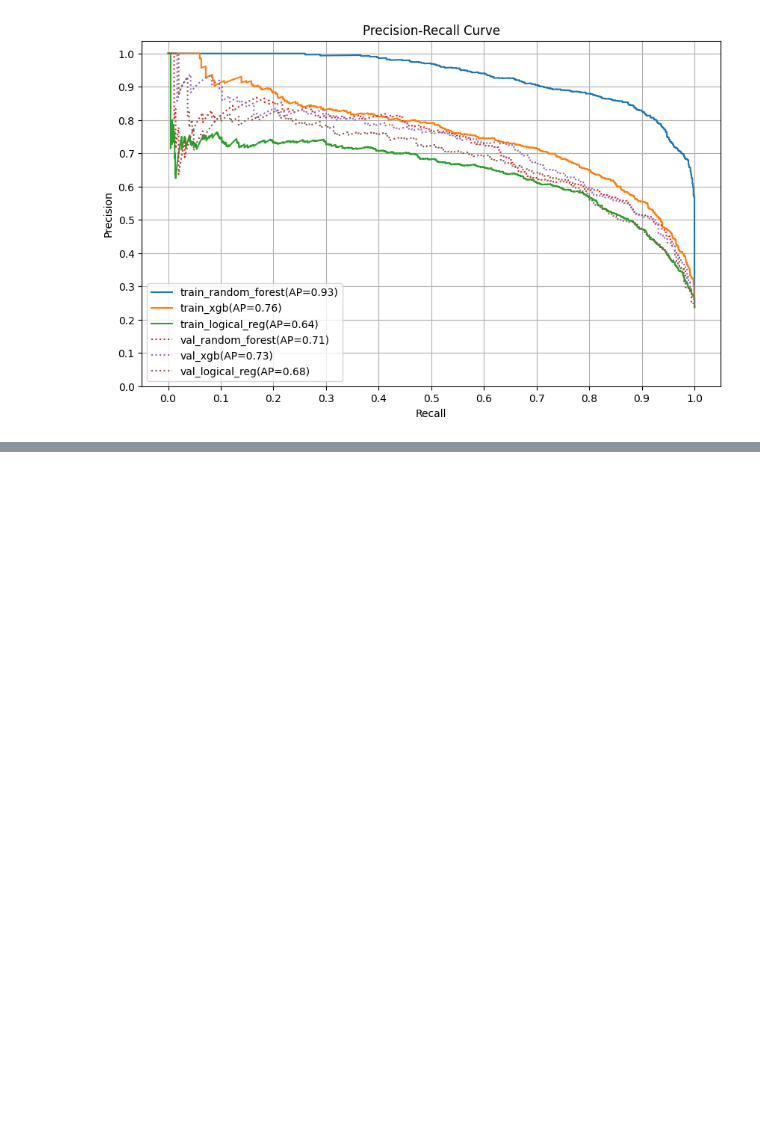
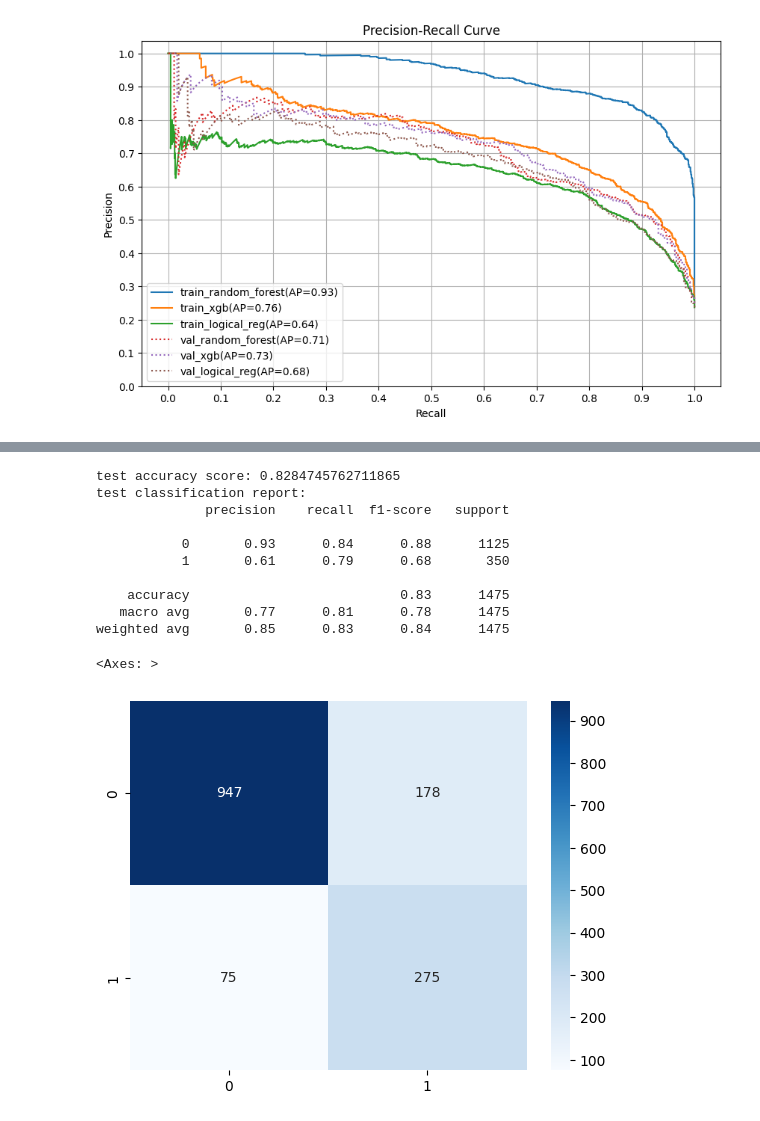
Before and after one commit to michael-0907/tibami, a Jupyter notebook: bank_after_discussion_0324_1.ipynb, the cells around one changed output, grey strips where cells are left out. Cells and saved outputs as stored; diff of their text form; code cells hidden in the pictures; blank space fills up the shorter version.

```diff
--- a/bank_after_discussion_0324_1.ipynb
+++ b/bank_after_discussion_0324_1.ipynb
@@ -312,3 +314,11 @@ plt.grid(True)
 # rfc 過擬合，xgb 最穩定, logical reg 訓練比驗證差
 # %% [output]
 [figure]
+# %%
+# 合併訓練組、驗證組
+
+X_train_val_preproceed = pd.concat([X_train_preproceed, X_val_preproceed], axis=0)
+y_train_val_preproceed = pd.concat([y_train, y_val], axis=0)
+
+display(X_train_preproceed.shape, X_val_preproceed.shape)
+display(X_train_val_preproceed.shape, y_train_val_preproceed.shape)
@@ -314,0 +330,5 @@ plt.grid(True)
+# %%
+# 合併後重新訓練，得到 final model
+
+model_final = model_def["xgb"]["model"].fit(X_train_val_preproceed, y_train_val_preproceed)
+joblib.dump(model_final, "model_final.pkl")
@@ -314,0 +337,6 @@ plt.grid(True)
+# %%
+# 對測試組進行預處理
+
+X_test_preproceed = preprocessor.transform(X_test)
+display(X_test.shape, y_test.shape)
+display(X_test_preproceed.shape, y_test.shape)
@@ -314,0 +348,26 @@ plt.grid(True)
+# %%
+# 對測試組進行預測
+
+test_pred = model_final.predict(X_test_preproceed)
+
+test_accuracy = accuracy_score(y_test, test_pred)
+test_report = classification_report(y_test, test_pred)
+cm = confusion_matrix(y_test, test_pred)
+
+print(f"test accuracy score: {test_accuracy}")
+print(f"test classification report: \n{test_report}")
+
+sns.heatmap(data=cm, annot=True, fmt="d", cmap="Blues")
+# %% [output]
+test accuracy score: 0.8284745762711865
+test classification report:
+              precision    recall  f1-score   support
+
+           0       0.93      0.84      0.88      1125
+           1       0.61      0.79      0.68       350
+
+    accuracy                           0.83      1475
+   macro avg       0.77      0.81      0.78      1475
+weighted avg       0.85      0.83      0.84      1475
+<Axes: >
+[figure, added]
```
Also changed, not shown: parts of 10 cells of this notebook.
